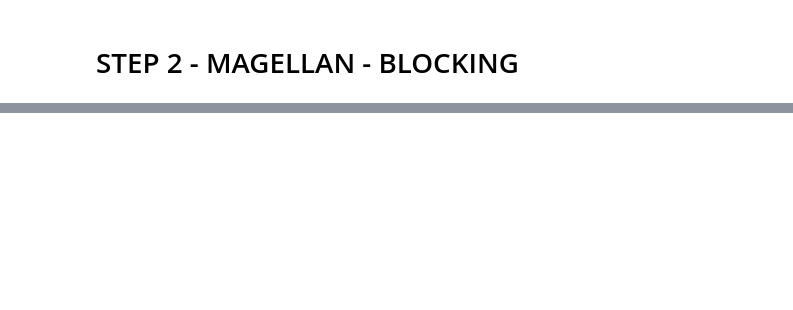
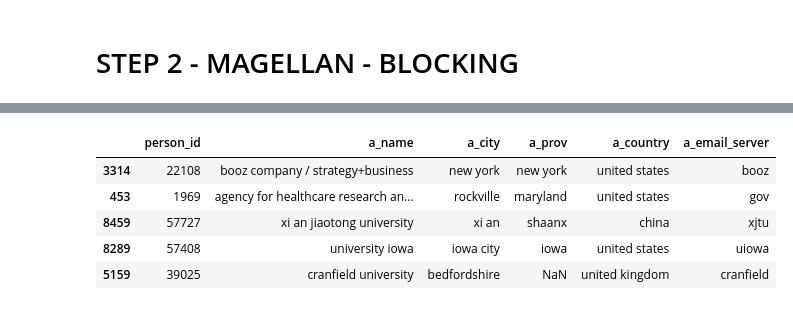
Before and after one commit to TrangHo/cs838-spring2017, a Jupyter notebook: stage3/src/Stage_3.ipynb, the cells around one changed output, grey strips where cells are left out. Cells and saved outputs as stored; diff of their text form; code cells hidden in the pictures; blank space fills up the shorter version.

```diff
--- a/stage3/src/Stage_3.ipynb
+++ b/stage3/src/Stage_3.ipynb
@@ -93,3 +104,12 @@ Total time elapsed: 00:00:35
+# %%
+sample_AOM.head(n=5)
+# %% [output]
+|  | person_id | a_name | a_city | a_prov | a_country | a_email_server |
+| 3314 | 22108 | booz company / strategy+business | new york | new york | united states | booz |
+| 453 | 1969 | agency for healthcare research an... | rockville | maryland | united states | gov |
+| 8459 | 57727 | xi an jiaotong university | xi an | shaanx | china | xjtu |
+| 8289 | 57408 | university iowa | iowa city | iowa | united states | uiowa |
+| 5159 | 39025 | cranfield university | bedfordshire | NaN | united kingdom | cranfield |
 # %%
 def match_country_prov(ltuple, rtuple):
 #   return True  - if the intention is to drop the pair
```
Also changed, not shown: parts of 8 cells of this notebook, 1 other file.
